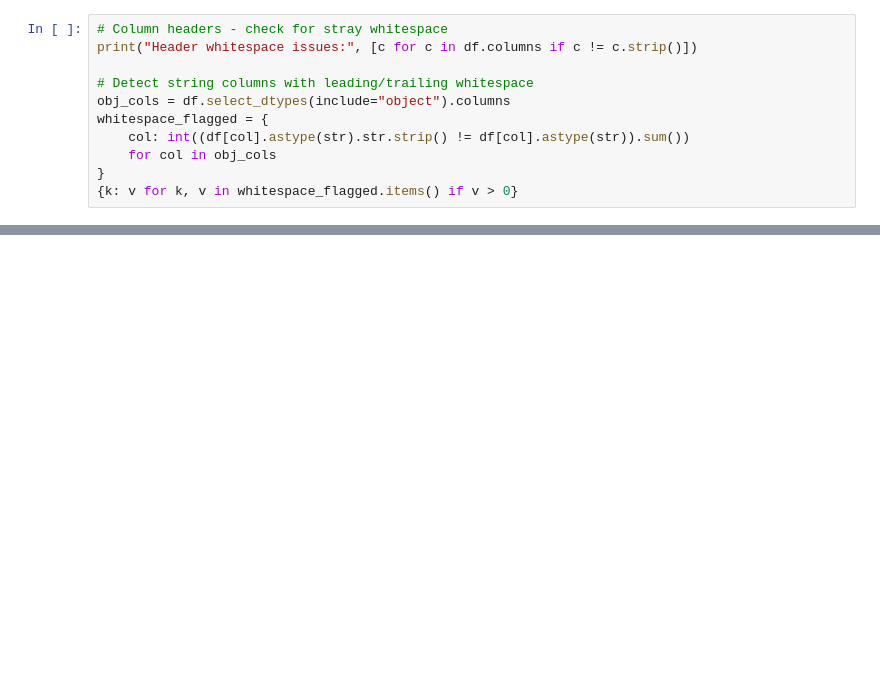
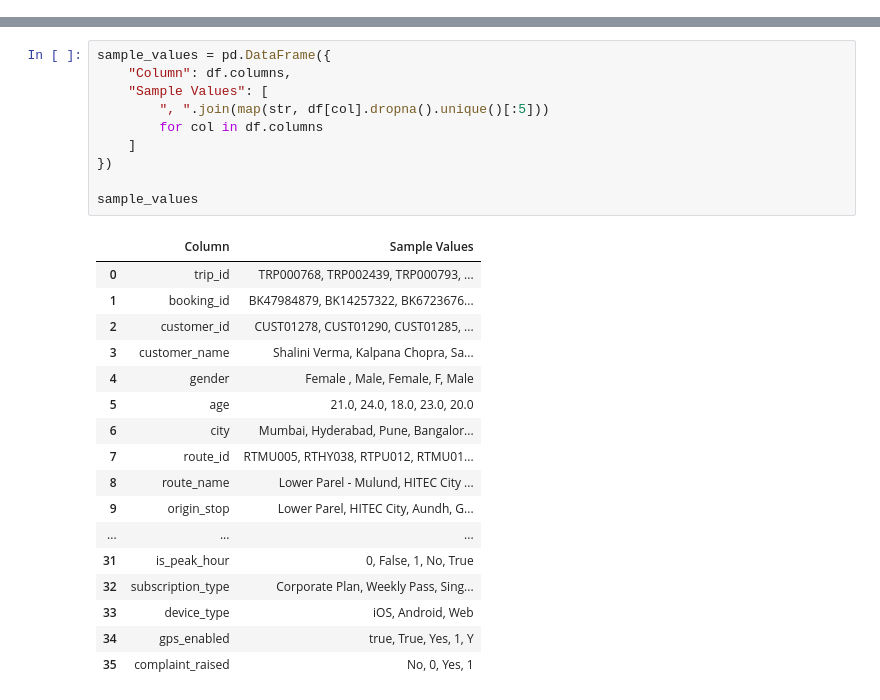
Before and after one commit to RishijManna/Cityflo-Data-Analysis, a Jupyter notebook: Cityflo Data Analysis/DATA CLEANING/cityflo-data-cleaning.ipynb, the cells around one changed output, grey strips where cells are left out. Saved outputs shown, nothing was run; the diff lists cells and outputs as text; blank space fills up the shorter version.

```diff
--- a/Cityflo Data Analysis/DATA CLEANING/cityflo-data-cleaning.ipynb
+++ b/Cityflo Data Analysis/DATA CLEANING/cityflo-data-cleaning.ipynb
@@ -131,11 +0,0 @@ break groupby, filtering, and joins. We first **detect** which columns are affec
-# %%
-# Column headers - check for stray whitespace
-print("Header whitespace issues:", [c for c in df.columns if c != c.strip()])
-
-# Detect string columns with leading/trailing whitespace
-obj_cols = df.select_dtypes(include="object").columns
-whitespace_flagged = {
-    col: int((df[col].astype(str).str.strip() != df[col].astype(str)).sum())
-    for col in obj_cols
-}
-{k: v for k, v in whitespace_flagged.items() if v > 0}
@@ -640,0 +211,28 @@ Saved cleaned dataset -> cityflo_bus_service_metro_cities_cleaned.csv  |  shape=
+# %%
+sample_values = pd.DataFrame({
+    "Column": df.columns,
+    "Sample Values": [
+        ", ".join(map(str, df[col].dropna().unique()[:5]))
+        for col in df.columns
+    ]
+})
+
+sample_values
+# %% [output]
+|  | Column | Sample Values |
+| 0 | trip_id | TRP000768, TRP002439, TRP000793, ... |
+| 1 | booking_id | BK47984879, BK14257322, BK6723676... |
+| 2 | customer_id | CUST01278, CUST01290, CUST01285, ... |
+| 3 | customer_name | Shalini Verma, Kalpana Chopra, Sa... |
+| 4 | gender | Female , Male, Female, F, Male |
+| 5 | age | 21.0, 24.0, 18.0, 23.0, 20.0 |
+| 6 | city | Mumbai, Hyderabad, Pune, Bangalor... |
+| 7 | route_id | RTMU005, RTHY038, RTPU012, RTMU01... |
+| 8 | route_name | Lower Parel - Mulund, HITEC City ... |
+| 9 | origin_stop | Lower Parel, HITEC City, Aundh, G... |
+| ... | ... | ... |
+| 31 | is_peak_hour | 0, False, 1, No, True |
+| 32 | subscription_type | Corporate Plan, Weekly Pass, Sing... |
+| 33 | device_type | iOS, Android, Web |
+| 34 | gps_enabled | true, True, Yes, 1, Y |
+| 35 | complaint_raised | No, 0, Yes, 1 |
```
Also changed, not shown: parts of 68 cells of this notebook.
